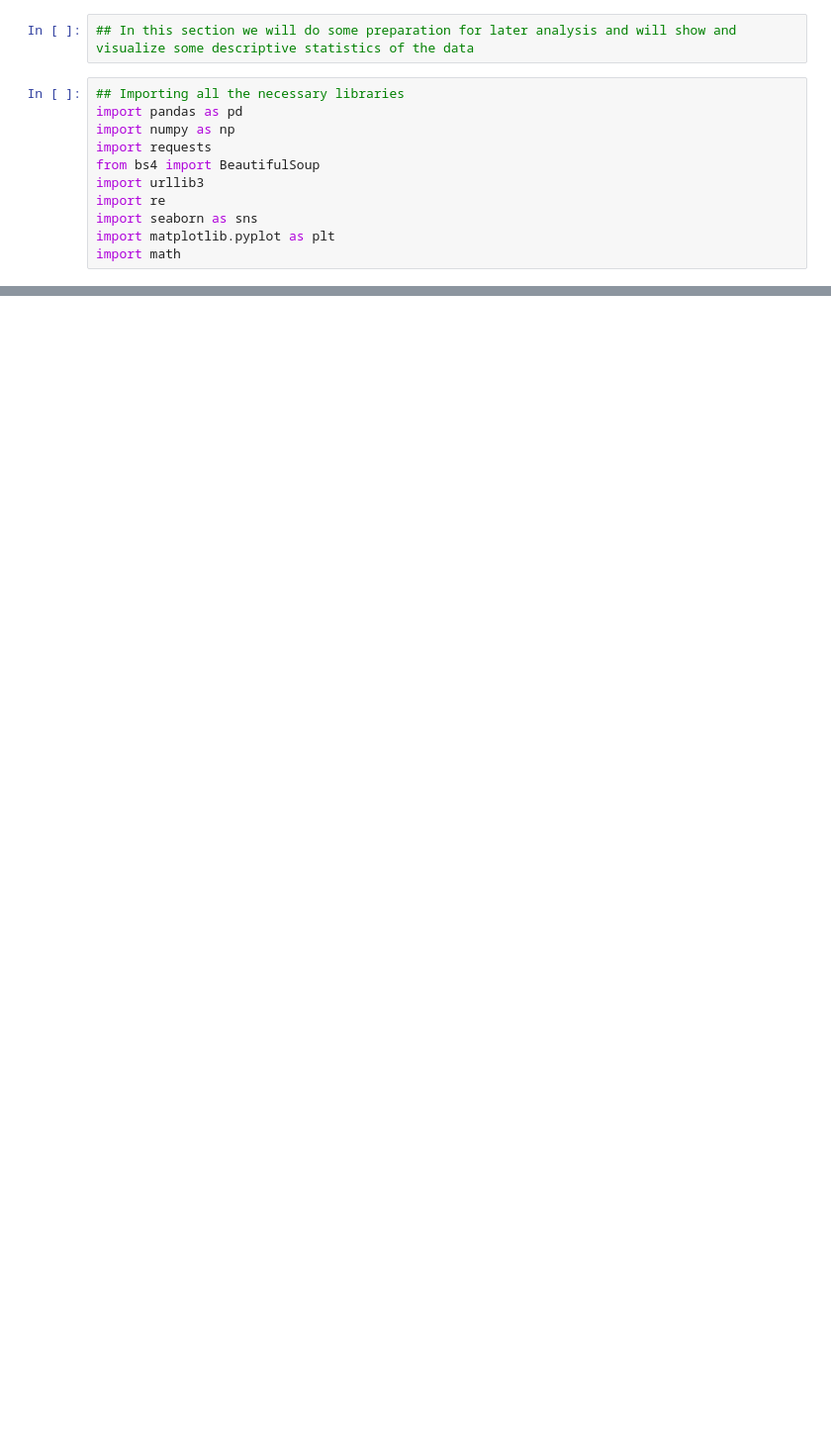
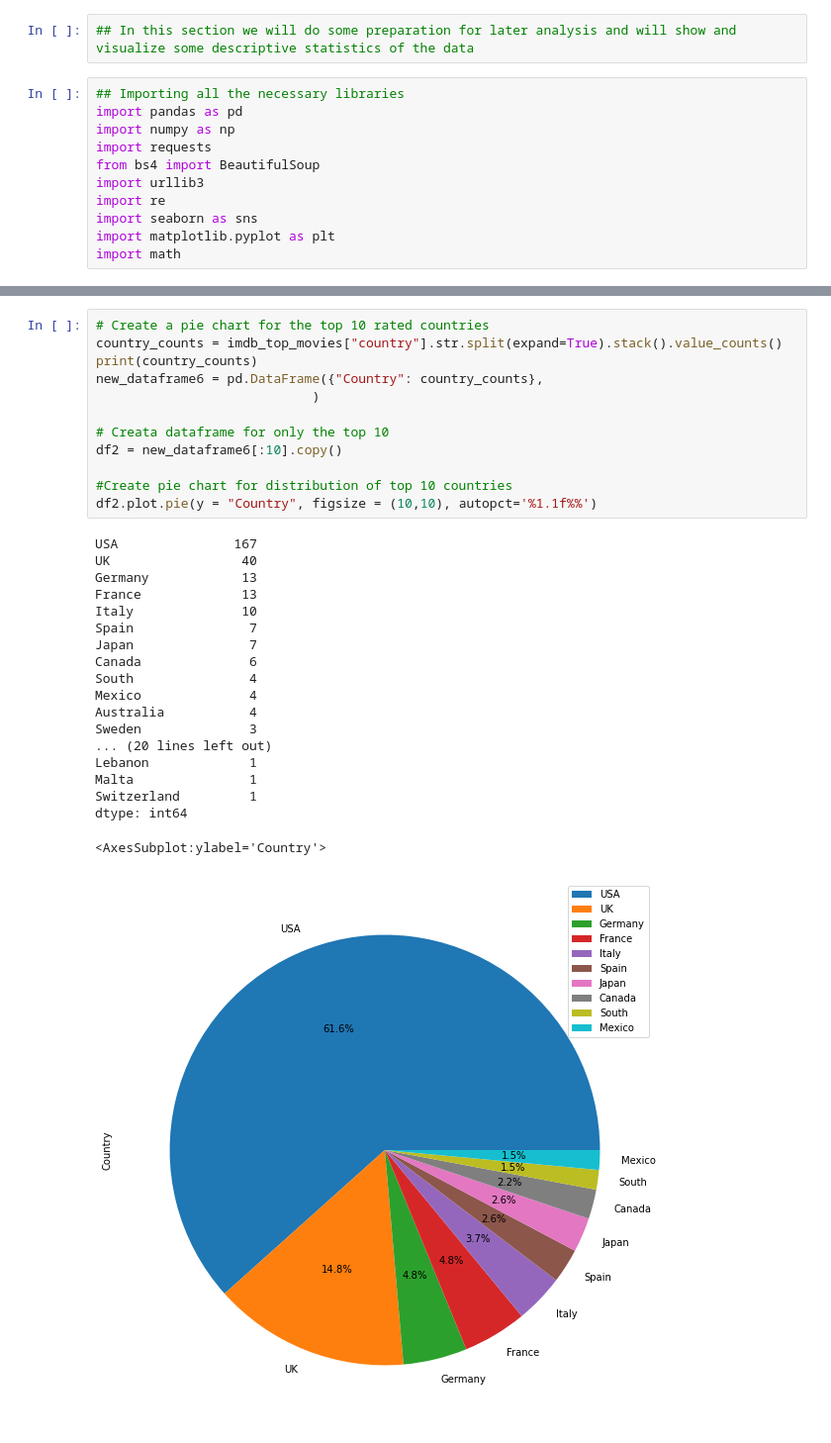
Before and after one commit to moritzdaendliker/IMDBscraper_and_analysis, a Jupyter notebook: Data Preparation & descriptive statistics.ipynb, the cells around one changed output, grey strips where cells are left out. Shown at 99% size. Saved outputs shown, nothing was run; the diff lists cells and outputs as text; blank space fills up the shorter version.

```diff
--- a/Data Preparation & descriptive statistics.ipynb
+++ b/Data Preparation & descriptive statistics.ipynb
@@ -127,0 +200,32 @@ ValueError: Could not interpret value `number of appearances` for parameter `x`
+# %%
+# Create a pie chart for the top 10 rated countries
+country_counts = imdb_top_movies["country"].str.split(expand=True).stack().value_counts()
+print(country_counts)
+new_dataframe6 = pd.DataFrame({"Country": country_counts},
+                            )
+
+# Creata dataframe for only the top 10
+df2 = new_dataframe6[:10].copy()
+
+#Create pie chart for distribution of top 10 countries
+df2.plot.pie(y = "Country", figsize = (10,10), autopct='%1.1f%%')
+# %% [output]
+USA               167
+UK                 40
+Germany            13
+France             13
+Italy              10
+Spain               7
+Japan               7
+Canada              6
+South               4
+Mexico              4
+Australia           4
+Sweden              3
+... (20 lines left out)
+Lebanon             1
+Malta               1
+Switzerland         1
+dtype: int64
+<AxesSubplot:ylabel='Country'>
+[figure, added]
```
Also changed, not shown: parts of 14 cells of this notebook.
